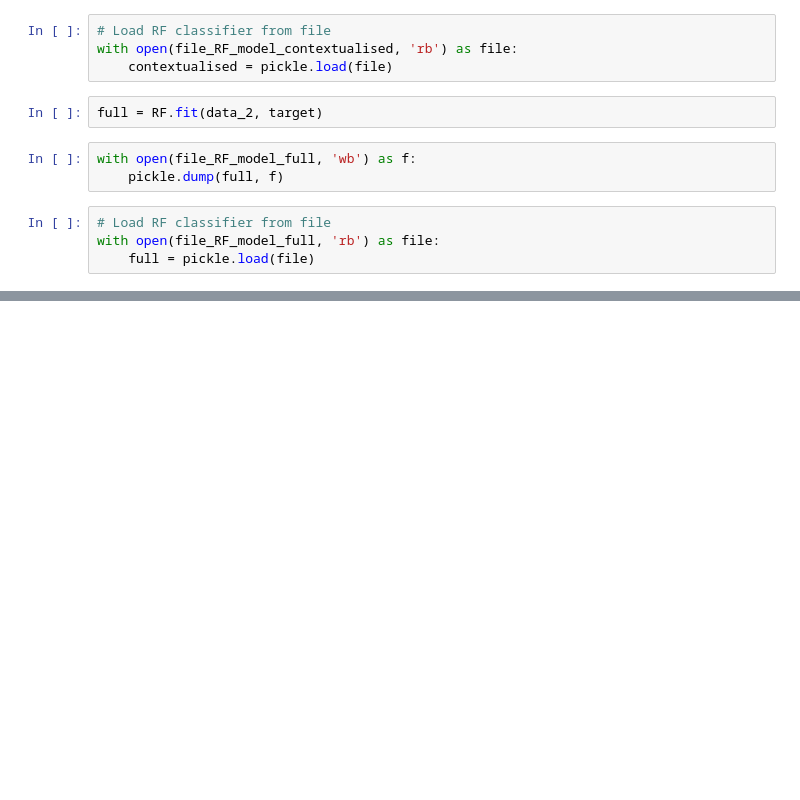
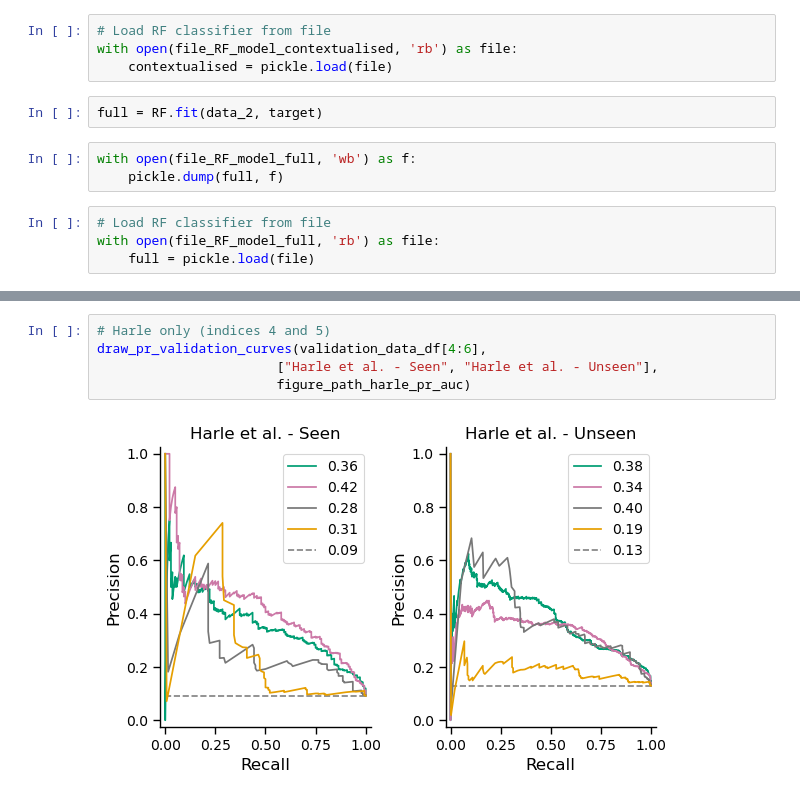
Before and after one commit to cancergenetics/context_specific_paralog_SL, a Jupyter notebook: notebooks/06_visualization/fig5_evaluate_classifier.ipynb, the cells around one changed output, grey strips where cells are left out. Drawn from its saved outputs; the diff is of its cells as text; blank space fills up the shorter version.

```diff
--- a/notebooks/06_visualization/fig5_evaluate_classifier.ipynb
+++ b/notebooks/06_visualization/fig5_evaluate_classifier.ipynb
@@ -532,0 +739,7 @@ draw_pr_validation_curves(validation_data_df[2:4],
+# %%
+# Harle only (indices 4 and 5)
+draw_pr_validation_curves(validation_data_df[4:6],
+                       ["Harle et al. - Seen", "Harle et al. - Unseen"],
+                       figure_path_harle_pr_auc)
+# %% [output]
+[figure, added]
```
Also changed, not shown: parts of 29 cells of this notebook, 10 other files.
